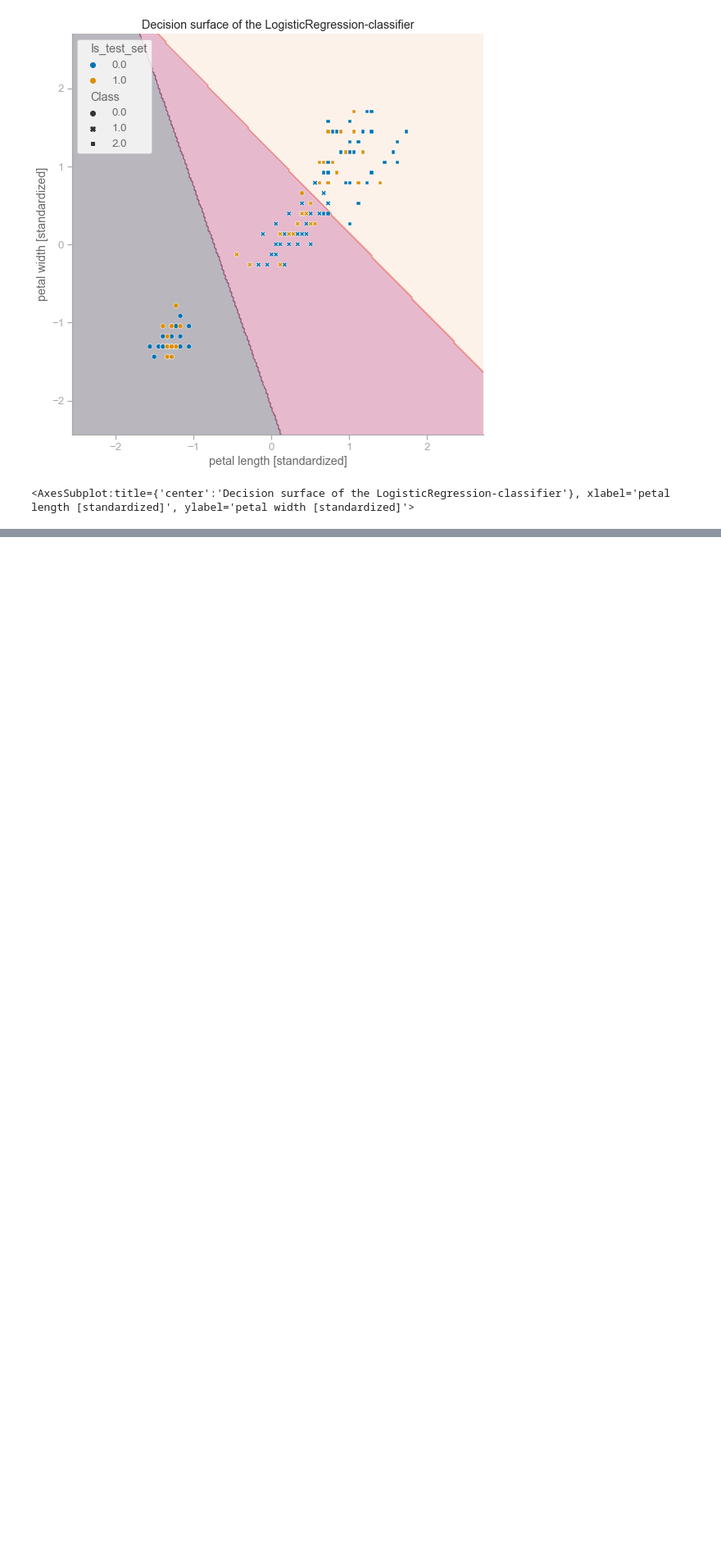
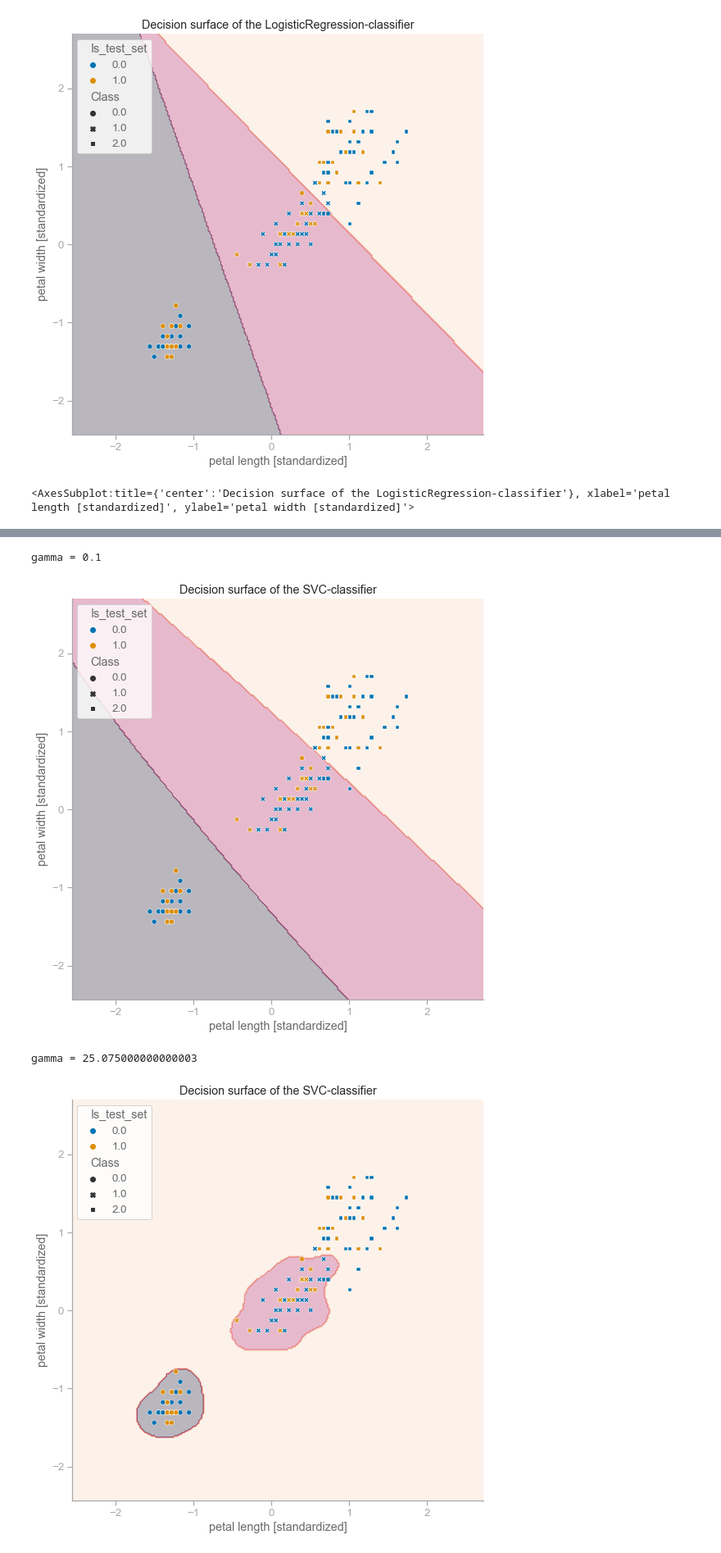
Before and after one commit to MirjamKirchner/python-machine-learning, a Jupyter notebook: ch03/notebooks/simple_classifiers_with_sklearn.ipynb, the cells around one changed output, grey strips where cells are left out. Shown at 82% size. Saved outputs shown, nothing was run; the diff lists cells and outputs as text; code cells hidden in the pictures; blank space fills up the shorter version.

```diff
--- a/ch03/notebooks/simple_classifiers_with_sklearn.ipynb
+++ b/ch03/notebooks/simple_classifiers_with_sklearn.ipynb
@@ -124,0 +194,11 @@ plot_decision_surface(np.vstack((scaled_X_train, scaled_X_test)), np.hstack((y_t
+# %%
+for gamma in np.linspace(0.1, 100, num=5):
+    svc_classifier = SVC(gamma=gamma, random_state=1, kernel="rbf", C=1.0)
+    svc_classifier.fit(scaled_X_train, y_train)
+    print("gamma = {}".format(gamma))
+    plot_decision_surface(np.vstack((scaled_X_train, scaled_X_test)), np.hstack((y_train, y_test)), svc_classifier, xlabel="petal length [standardized]", ylabel="petal width [standardized]", is_test=np.array([0]*scaled_X_train.shape[0]+[1]*scaled_X_test.shape[0]), save_fig=False)
+# %% [output]
+gamma = 0.1
+[figure, added]
+gamma = 25.075000000000003
+[figure, added]
```
Also changed, not shown: parts of 34 cells of this notebook, 1 other file.
